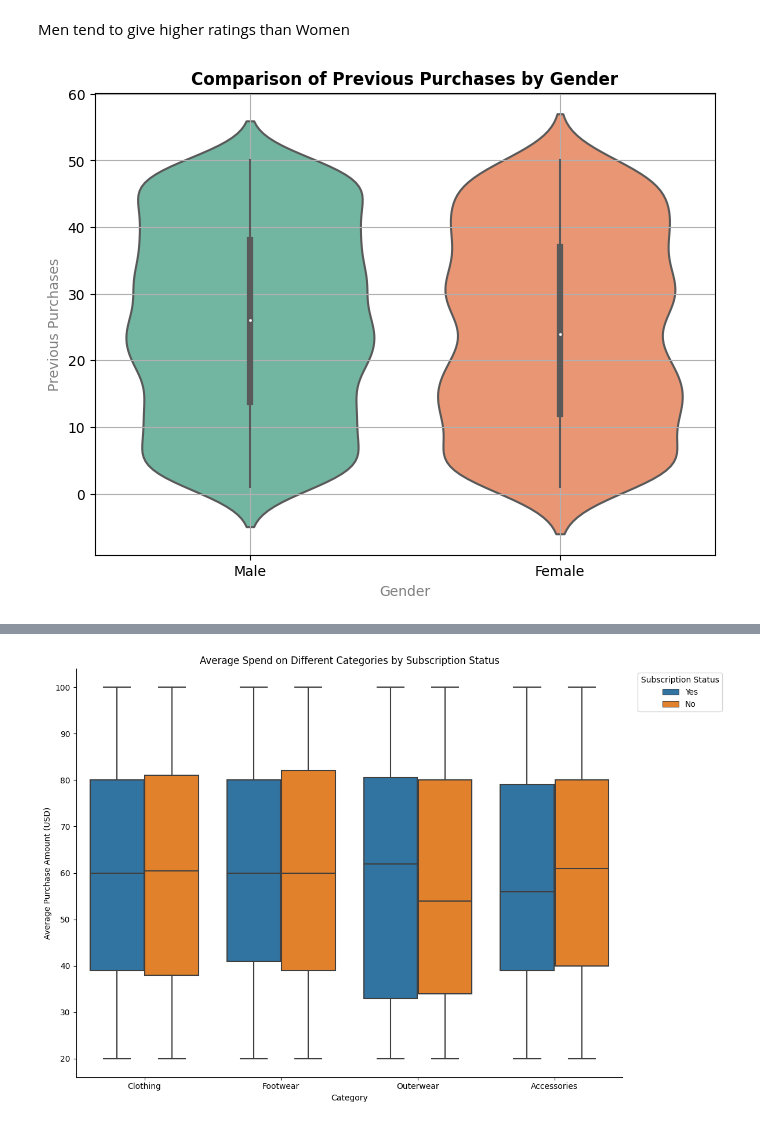
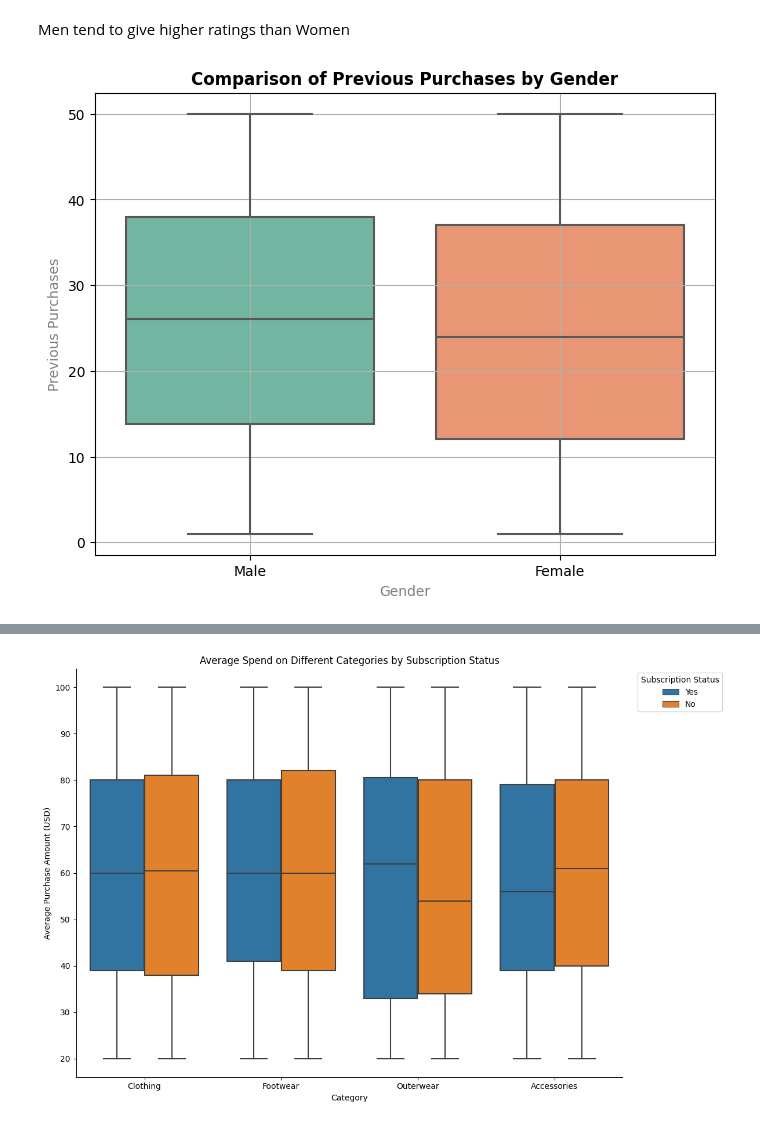
Before and after one commit to Murega14/customer_shopping_trends, a Jupyter notebook: index.ipynb, the cells around one changed output, grey strips where cells are left out. Drawn from its saved outputs; the diff is of its cells as text; code cells hidden in the pictures.

```diff
--- a/index.ipynb
+++ b/index.ipynb
@@ -298,13 +411,13 @@ Men tend to give higher ratings than Women
 # %%
 # Creating the violin plot
 plt.figure(figsize=(8, 6))
-sns.violinplot(x='Gender', y='Previous Purchases', data=df, palette='Set2')
+sns.boxplot(x='Gender', y='Previous Purchases', data=df, palette='Set2')
 
 # Customizing the plot
 plt.title('Comparison of Previous Purchases by Gender', fontweight='bold')
 plt.xlabel('Gender', color='gray')
 plt.ylabel('Previous Purchases', color='gray')
 plt.grid(True)
 plt.show()
 # %% [output]
-[figure, old version]
+[figure, new version]
```
Also changed, not shown: parts of 5 cells of this notebook.
